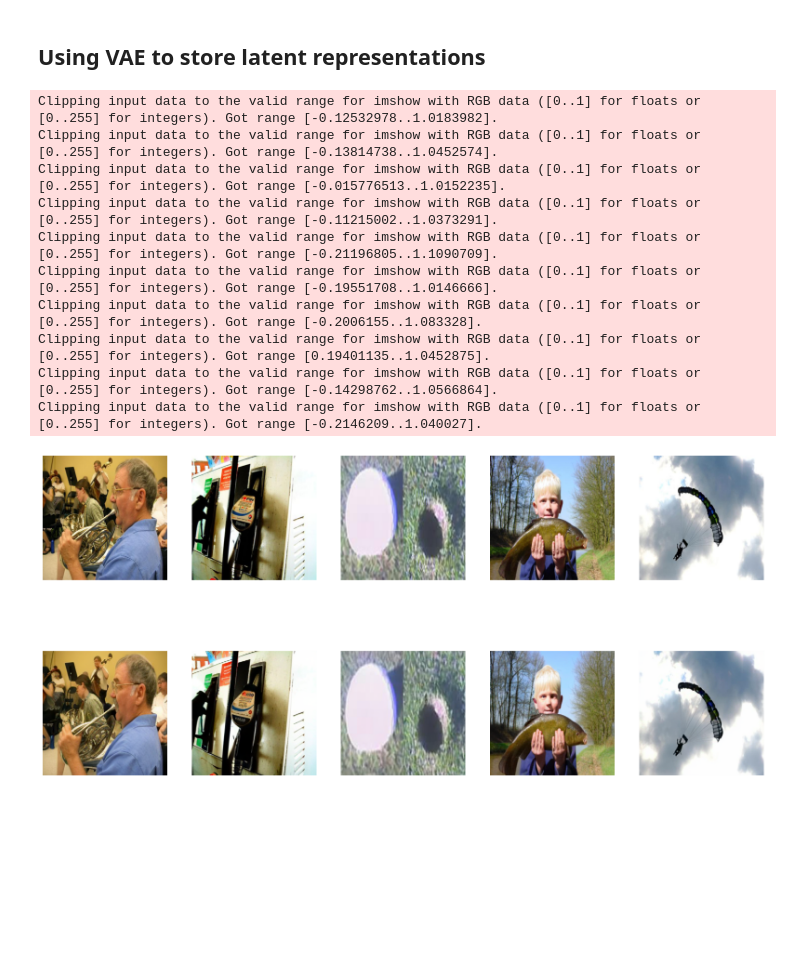
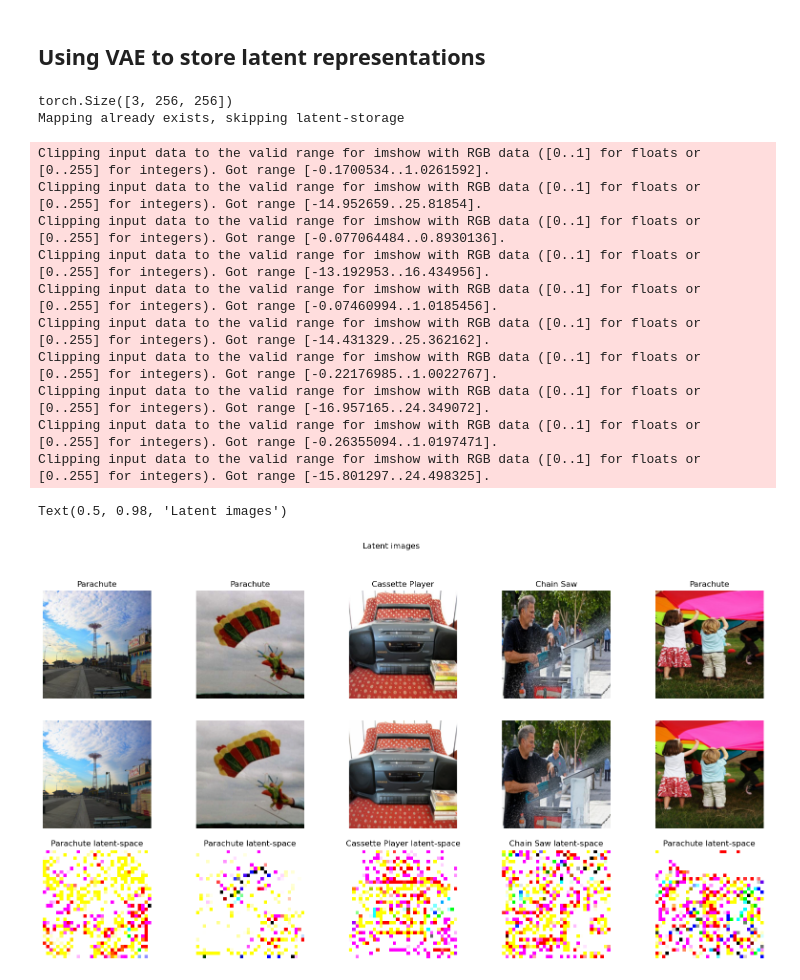
Before and after one commit to chuckles201/DiT-Implementation, a Jupyter notebook: data/data.ipynb, the cells around one changed output. Drawn from its saved outputs; the diff is of its cells as text; code cells hidden in the pictures; blank space fills up the shorter version.

```diff
--- a/data/data.ipynb
+++ b/data/data.ipynb
@@ -76,27 +76,70 @@ vae = get_vae()
+# %%
+import get_vae
+from make_latents_sdxl import store_latents
+vae,encoder = get_vae.get_vae()
+vae.to('cuda'),encoder.to('cuda')
+data = data_raw # imagenette
+print(data[0][0].shape)
+store_latents(data,'latent_folder_sdxl',encoder)
+# %% [output]
+torch.Size([3, 256, 256])
+Mapping already exists, skipping latent-storage
 # %%
+transform = torchvision.transforms.Compose([torchvision.transforms.Resize([256,256]),torchvision.transforms.ToTensor()])
+custom_data = ImageDataset(transform=None,im_path='raw_images',label_folder='label_folder',im_extension='jpeg',use_latents=True,latent_folder='latent_folder_sdxl')
+custom_data2 = ImageDataset(transform=transform,im_path='raw_images',label_folder='label_folder',im_extension='jpeg')
 
-fig, axes = plt.subplots(2,5)
+label_map = {
+    0:"Tench",
+    1:"English Springer",
+    2: "Cassette Player",
+    3:"Chain Saw",
+    4:"Church",
+    5:"French Horn",
+    6:"Garabage Truck",
+    7:"Gas Pump",
+    8:"Golf Ball",
+    9:"Parachute"
+}
+
+fig, axes = plt.subplots(3,5)
 fig.set_size_inches(20,10)
-for i in range(10):
+
+for i in range(5):
     ind = torch.randint(0,len(custom_data),size=(1,)).item()
-    axes[0][i%5].imshow(custom_data[ind][0].permute(1,2,0))
+    label = label_map[custom_data[ind][1]]
 
-    # model
-    model_out = vae(custom_data[ind][0].unsqueeze(0))[0].squeeze()
-    model_out = model_out.detach()
+
+    axes[0][i%5].imshow(custom_data2[ind][0].squeeze().permute(1,2,0))
+    axes[0][i%5].set_title(label)
+
+    # load our latents
+    # and make sure we
+    # can decode them!
+    model_out = vae.decode(custom_data[ind][0].to('cuda'))[0].squeeze()
+    model_out = model_out.detach().to('cpu')
     axes[1][i%5].imshow(model_out.permute(1,2,0))
+
+    model_latent = custom_data[ind][0].squeeze()
+    axes[2][i%5].imshow(model_latent.permute(1,2,0))
 
     axes[0][i%5].axis('off')
     axes[1][i%5].axis('off')
+    axes[2][i%5].axis('off')
+
+    axes[2][i%5].set_title(f'{label} latent-space')
+
+fig.suptitle("Latent images")
 # %% [output]
-Clipping input data to the valid range for imshow with RGB data ([0..1] for floats or [0..255] for integers). Got range [-0.12532978..1.0183982].
-Clipping input data to the valid range for imshow with RGB data ([0..1] for floats or [0..255] for integers). Got range [-0.13814738..1.0452574].
-Clipping input data to the valid range for imshow with RGB data ([0..1] for floats or [0..255] for integers). Got range [-0.015776513..1.0152235].
-Clipping input data to the valid range for imshow with RGB data ([0..1] for floats or [0..255] for integers). Got range [-0.11215002..1.0373291].
-Clipping input data to the valid range for imshow with RGB data ([0..1] for floats or [0..255] for integers). Got range [-0.21196805..1.1090709].
-Clipping input data to the valid range for imshow with RGB data ([0..1] for floats or [0..255] for integers). Got range [-0.19551708..1.0146666].
-Clipping input data to the valid range for imshow with RGB data ([0..1] for floats or [0..255] for integers). Got range [-0.2006155..1.083328].
-Clipping input data to the valid range for imshow with RGB data ([0..1] for floats or [0..255] for integers). Got range [0.19401135..1.0452875].
-Clipping input data to the valid range for imshow with RGB data ([0..1] for floats or [0..255] for integers). Got range [-0.14298762..1.0566864].
-Clipping input data to the valid range for imshow with RGB data ([0..1] for floats or [0..255] for integers). Got range [-0.2146209..1.040027].
+Clipping input data to the valid range for imshow with RGB data ([0..1] for floats or [0..255] for integers). Got range [-0.1700534..1.0261592].
+Clipping input data to the valid range for imshow with RGB data ([0..1] for floats or [0..255] for integers). Got range [-14.952659..25.81854].
+Clipping input data to the valid range for imshow with RGB data ([0..1] for floats or [0..255] for integers). Got range [-0.077064484..0.8930136].
+Clipping input data to the valid range for imshow with RGB data ([0..1] for floats or [0..255] for integers). Got range [-13.192953..16.434956].
+Clipping input data to the valid range for imshow with RGB data ([0..1] for floats or [0..255] for integers). Got range [-0.07460994..1.0185456].
+Clipping input data to the valid range for imshow with RGB data ([0..1] for floats or [0..255] for integers). Got range [-14.431329..25.362162].
+Clipping input data to the valid range for imshow with RGB data ([0..1] for floats or [0..255] for integers). Got range [-0.22176985..1.0022767].
+Clipping input data to the valid range for imshow with RGB data ([0..1] for floats or [0..255] for integers). Got range [-16.957165..24.349072].
+Clipping input data to the valid range for imshow with RGB data ([0..1] for floats or [0..255] for integers). Got range [-0.26355094..1.0197471].
+Clipping input data to the valid range for imshow with RGB data ([0..1] for floats or [0..255] for integers). Got range [-15.801297..24.498325].
+Text(0.5, 0.98, 'Latent images')
-[figure, old version]
+[figure, new version]
```
Also changed, not shown: parts of 4 cells of this notebook, 13 other files.
